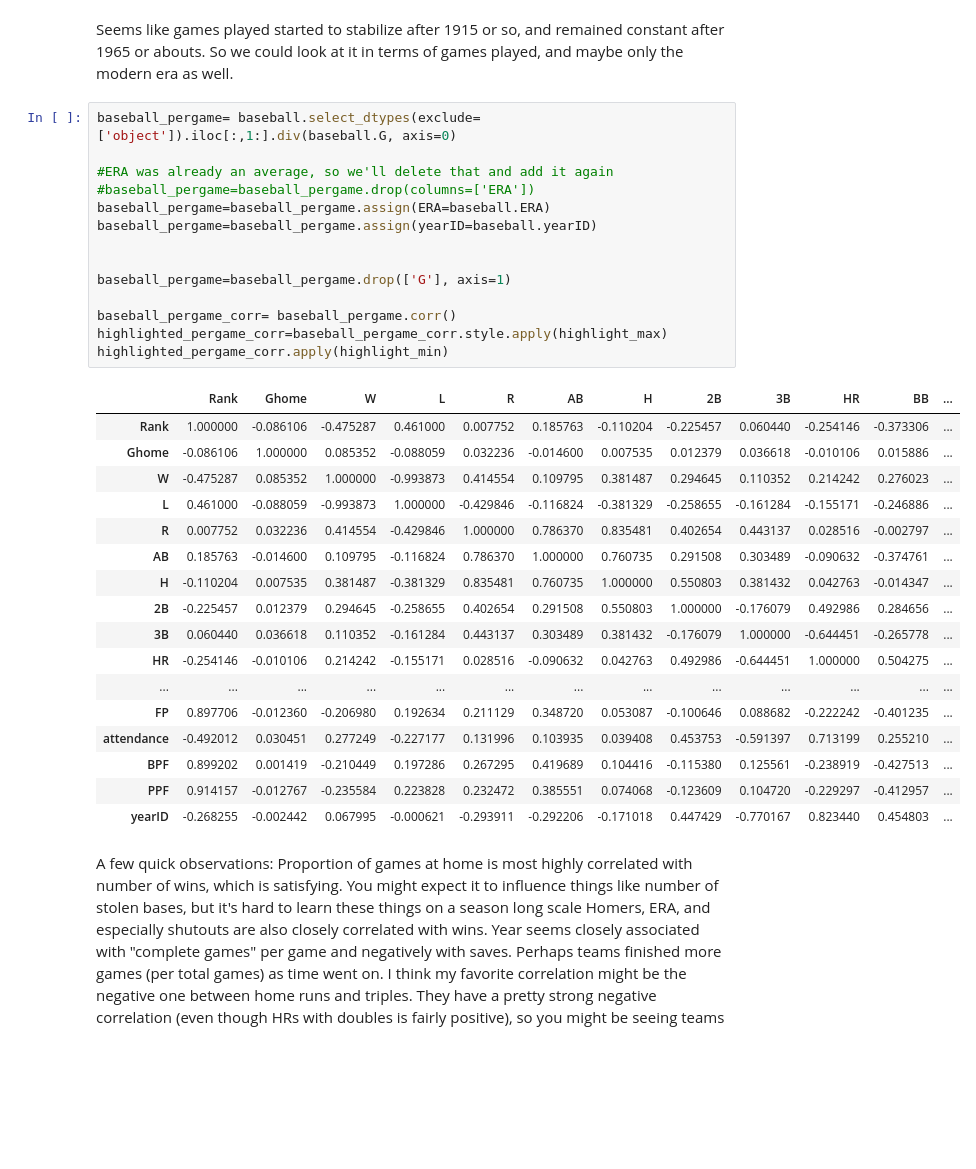
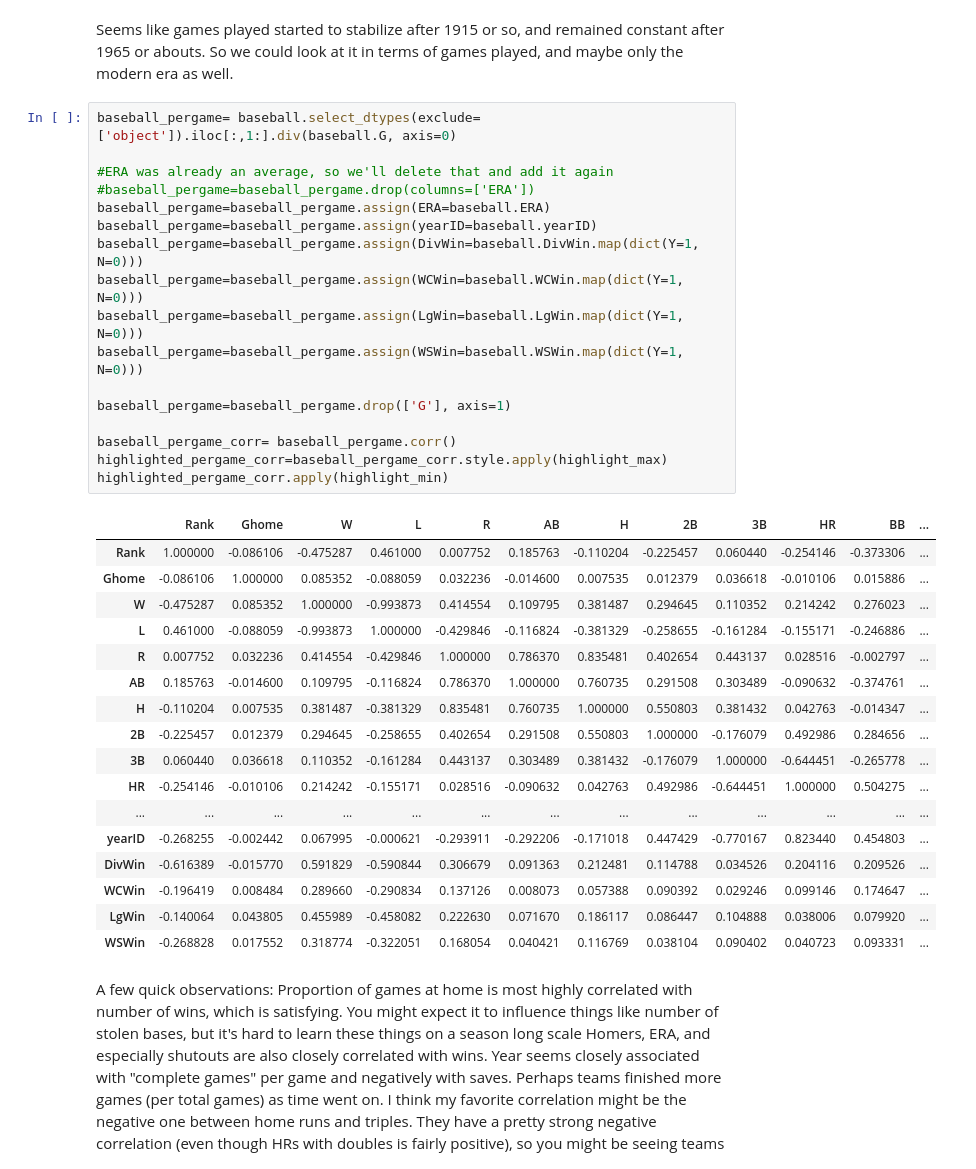
Before and after one commit to jbm4/thinkfultests, a Jupyter notebook: Python Test.ipynb, the cells around one changed output. Saved outputs shown, nothing was run; the diff lists cells and outputs as text; blank space fills up the shorter version.

```diff
--- a/Python Test.ipynb
+++ b/Python Test.ipynb
@@ -159,35 +166,38 @@ Seems like games played started to stabilize after 1915 or so, and remained cons
 # %%
 baseball_pergame= baseball.select_dtypes(exclude=['object']).iloc[:,1:].div(baseball.G, axis=0)
 
 #ERA was already an average, so we'll delete that and add it again
 #baseball_pergame=baseball_pergame.drop(columns=['ERA'])
 baseball_pergame=baseball_pergame.assign(ERA=baseball.ERA)
 baseball_pergame=baseball_pergame.assign(yearID=baseball.yearID)
-
+baseball_pergame=baseball_pergame.assign(DivWin=baseball.DivWin.map(dict(Y=1, N=0)))
+baseball_pergame=baseball_pergame.assign(WCWin=baseball.WCWin.map(dict(Y=1, N=0)))
+baseball_pergame=baseball_pergame.assign(LgWin=baseball.LgWin.map(dict(Y=1, N=0)))
+baseball_pergame=baseball_pergame.assign(WSWin=baseball.WSWin.map(dict(Y=1, N=0)))
 
 baseball_pergame=baseball_pergame.drop(['G'], axis=1)
 
 baseball_pergame_corr= baseball_pergame.corr()
 highlighted_pergame_corr=baseball_pergame_corr.style.apply(highlight_max)
 highlighted_pergame_corr.apply(highlight_min)
 # %% [output]
 |  | Rank | Ghome | W | L | R | AB | H | 2B | 3B | HR | BB | ... |
 | Rank | 1.000000 | -0.086106 | -0.475287 | 0.461000 | 0.007752 | 0.185763 | -0.110204 | -0.225457 | 0.060440 | -0.254146 | -0.373306 | ... |
 | Ghome | -0.086106 | 1.000000 | 0.085352 | -0.088059 | 0.032236 | -0.014600 | 0.007535 | 0.012379 | 0.036618 | -0.010106 | 0.015886 | ... |
 | W | -0.475287 | 0.085352 | 1.000000 | -0.993873 | 0.414554 | 0.109795 | 0.381487 | 0.294645 | 0.110352 | 0.214242 | 0.276023 | ... |
 | L | 0.461000 | -0.088059 | -0.993873 | 1.000000 | -0.429846 | -0.116824 | -0.381329 | -0.258655 | -0.161284 | -0.155171 | -0.246886 | ... |
 | R | 0.007752 | 0.032236 | 0.414554 | -0.429846 | 1.000000 | 0.786370 | 0.835481 | 0.402654 | 0.443137 | 0.028516 | -0.002797 | ... |
 | AB | 0.185763 | -0.014600 | 0.109795 | -0.116824 | 0.786370 | 1.000000 | 0.760735 | 0.291508 | 0.303489 | -0.090632 | -0.374761 | ... |
 | H | -0.110204 | 0.007535 | 0.381487 | -0.381329 | 0.835481 | 0.760735 | 1.000000 | 0.550803 | 0.381432 | 0.042763 | -0.014347 | ... |
 | 2B | -0.225457 | 0.012379 | 0.294645 | -0.258655 | 0.402654 | 0.291508 | 0.550803 | 1.000000 | -0.176079 | 0.492986 | 0.284656 | ... |
 | 3B | 0.060440 | 0.036618 | 0.110352 | -0.161284 | 0.443137 | 0.303489 | 0.381432 | -0.176079 | 1.000000 | -0.644451 | -0.265778 | ... |
 | HR | -0.254146 | -0.010106 | 0.214242 | -0.155171 | 0.028516 | -0.090632 | 0.042763 | 0.492986 | -0.644451 | 1.000000 | 0.504275 | ... |
 | ... | ... | ... | ... | ... | ... | ... | ... | ... | ... | ... | ... | ... |
-| FP | 0.897706 | -0.012360 | -0.206980 | 0.192634 | 0.211129 | 0.348720 | 0.053087 | -0.100646 | 0.088682 | -0.222242 | -0.401235 | ... |
-| attendance | -0.492012 | 0.030451 | 0.277249 | -0.227177 | 0.131996 | 0.103935 | 0.039408 | 0.453753 | -0.591397 | 0.713199 | 0.255210 | ... |
-| BPF | 0.899202 | 0.001419 | -0.210449 | 0.197286 | 0.267295 | 0.419689 | 0.104416 | -0.115380 | 0.125561 | -0.238919 | -0.427513 | ... |
-| PPF | 0.914157 | -0.012767 | -0.235584 | 0.223828 | 0.232472 | 0.385551 | 0.074068 | -0.123609 | 0.104720 | -0.229297 | -0.412957 | ... |
 | yearID | -0.268255 | -0.002442 | 0.067995 | -0.000621 | -0.293911 | -0.292206 | -0.171018 | 0.447429 | -0.770167 | 0.823440 | 0.454803 | ... |
+| DivWin | -0.616389 | -0.015770 | 0.591829 | -0.590844 | 0.306679 | 0.091363 | 0.212481 | 0.114788 | 0.034526 | 0.204116 | 0.209526 | ... |
+| WCWin | -0.196419 | 0.008484 | 0.289660 | -0.290834 | 0.137126 | 0.008073 | 0.057388 | 0.090392 | 0.029246 | 0.099146 | 0.174647 | ... |
+| LgWin | -0.140064 | 0.043805 | 0.455989 | -0.458082 | 0.222630 | 0.071670 | 0.186117 | 0.086447 | 0.104888 | 0.038006 | 0.079920 | ... |
+| WSWin | -0.268828 | 0.017552 | 0.318774 | -0.322051 | 0.168054 | 0.040421 | 0.116769 | 0.038104 | 0.090402 | 0.040723 | 0.093331 | ... |
 # %% [markdown]
 A few quick observations: Proportion of games at home is most highly correlated with number of wins, which is satisfying.
     You might expect it to influence things like number of stolen bases, but it's hard to learn these things on a season long scale
```
Also changed, not shown: parts of 2 cells of this notebook.
